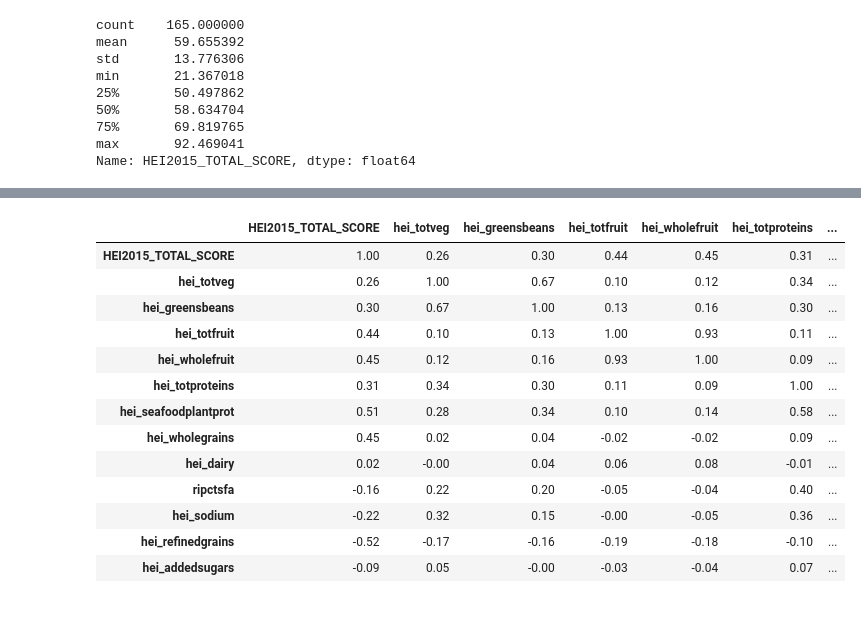
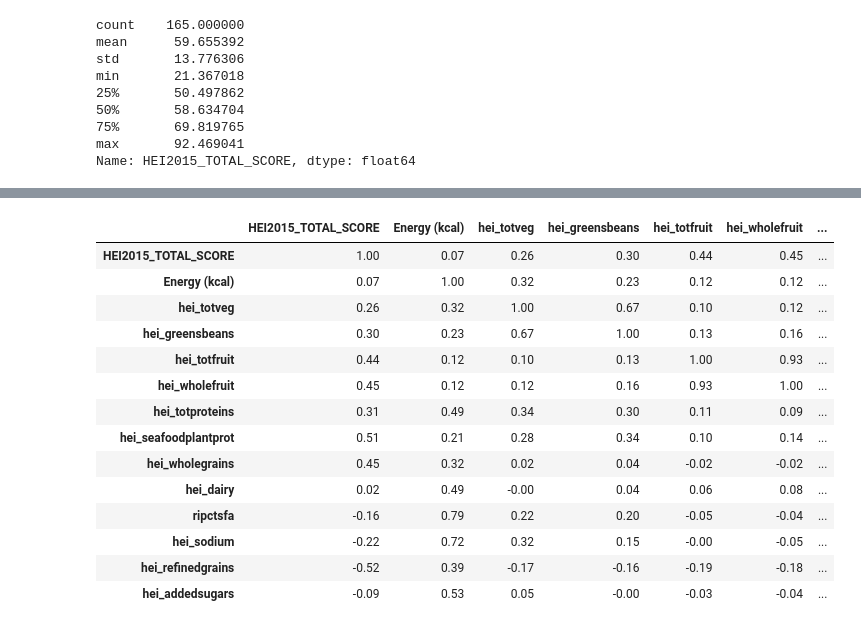
Before and after one commit to niblunc/BCP, a Jupyter notebook: HEI/HEI/Adult check.ipynb, the cells around one changed output, grey strips where cells are left out. Cells and saved outputs as stored; diff of their text form; code cells hidden in the pictures.

```diff
--- a/HEI/HEI/Adult check.ipynb
+++ b/HEI/HEI/Adult check.ipynb
@@ -556,21 +559,22 @@ plt.hist(data, bins=np.arange(data.min(), data.max()+1)-0.5)
 # %%
-corr = df[['HEI2015_TOTAL_SCORE','hei_totveg','hei_greensbeans', 'hei_totfruit', 'hei_wholefruit', 'hei_totproteins',
+corr = df[['HEI2015_TOTAL_SCORE','Energy (kcal)','hei_totveg','hei_greensbeans', 'hei_totfruit', 'hei_wholefruit', 'hei_totproteins',
            'hei_seafoodplantprot','hei_wholegrains', 'hei_dairy','ripctsfa', 'hei_sodium','hei_refinedgrains',
            'hei_addedsugars']].corr()
 corr_styled=corr.style.background_gradient(cmap='coolwarm').set_precision(2)
 corr_styled
 # %% [output]
-|  | HEI2015_TOTAL_SCORE | hei_totveg | hei_greensbeans | hei_totfruit | hei_wholefruit | hei_totproteins | ... |
-| HEI2015_TOTAL_SCORE | 1.00 | 0.26 | 0.30 | 0.44 | 0.45 | 0.31 | ... |
-| hei_totveg | 0.26 | 1.00 | 0.67 | 0.10 | 0.12 | 0.34 | ... |
-| hei_greensbeans | 0.30 | 0.67 | 1.00 | 0.13 | 0.16 | 0.30 | ... |
-| hei_totfruit | 0.44 | 0.10 | 0.13 | 1.00 | 0.93 | 0.11 | ... |
-| hei_wholefruit | 0.45 | 0.12 | 0.16 | 0.93 | 1.00 | 0.09 | ... |
-| hei_totproteins | 0.31 | 0.34 | 0.30 | 0.11 | 0.09 | 1.00 | ... |
-| hei_seafoodplantprot | 0.51 | 0.28 | 0.34 | 0.10 | 0.14 | 0.58 | ... |
-| hei_wholegrains | 0.45 | 0.02 | 0.04 | -0.02 | -0.02 | 0.09 | ... |
-| hei_dairy | 0.02 | -0.00 | 0.04 | 0.06 | 0.08 | -0.01 | ... |
-| ripctsfa | -0.16 | 0.22 | 0.20 | -0.05 | -0.04 | 0.40 | ... |
-| hei_sodium | -0.22 | 0.32 | 0.15 | -0.00 | -0.05 | 0.36 | ... |
-| hei_refinedgrains | -0.52 | -0.17 | -0.16 | -0.19 | -0.18 | -0.10 | ... |
-| hei_addedsugars | -0.09 | 0.05 | -0.00 | -0.03 | -0.04 | 0.07 | ... |
+|  | HEI2015_TOTAL_SCORE | Energy (kcal) | hei_totveg | hei_greensbeans | hei_totfruit | hei_wholefruit | ... |
+| HEI2015_TOTAL_SCORE | 1.00 | 0.07 | 0.26 | 0.30 | 0.44 | 0.45 | ... |
+| Energy (kcal) | 0.07 | 1.00 | 0.32 | 0.23 | 0.12 | 0.12 | ... |
+| hei_totveg | 0.26 | 0.32 | 1.00 | 0.67 | 0.10 | 0.12 | ... |
+| hei_greensbeans | 0.30 | 0.23 | 0.67 | 1.00 | 0.13 | 0.16 | ... |
+| hei_totfruit | 0.44 | 0.12 | 0.10 | 0.13 | 1.00 | 0.93 | ... |
+| hei_wholefruit | 0.45 | 0.12 | 0.12 | 0.16 | 0.93 | 1.00 | ... |
+| hei_totproteins | 0.31 | 0.49 | 0.34 | 0.30 | 0.11 | 0.09 | ... |
+| hei_seafoodplantprot | 0.51 | 0.21 | 0.28 | 0.34 | 0.10 | 0.14 | ... |
+| hei_wholegrains | 0.45 | 0.32 | 0.02 | 0.04 | -0.02 | -0.02 | ... |
+| hei_dairy | 0.02 | 0.49 | -0.00 | 0.04 | 0.06 | 0.08 | ... |
+| ripctsfa | -0.16 | 0.79 | 0.22 | 0.20 | -0.05 | -0.04 | ... |
+| hei_sodium | -0.22 | 0.72 | 0.32 | 0.15 | -0.00 | -0.05 | ... |
+| hei_refinedgrains | -0.52 | 0.39 | -0.17 | -0.16 | -0.19 | -0.18 | ... |
+| hei_addedsugars | -0.09 | 0.53 | 0.05 | -0.00 | -0.03 | -0.04 | ... |
```
Also changed, not shown: parts of 2 cells of this notebook, 1 other file.
